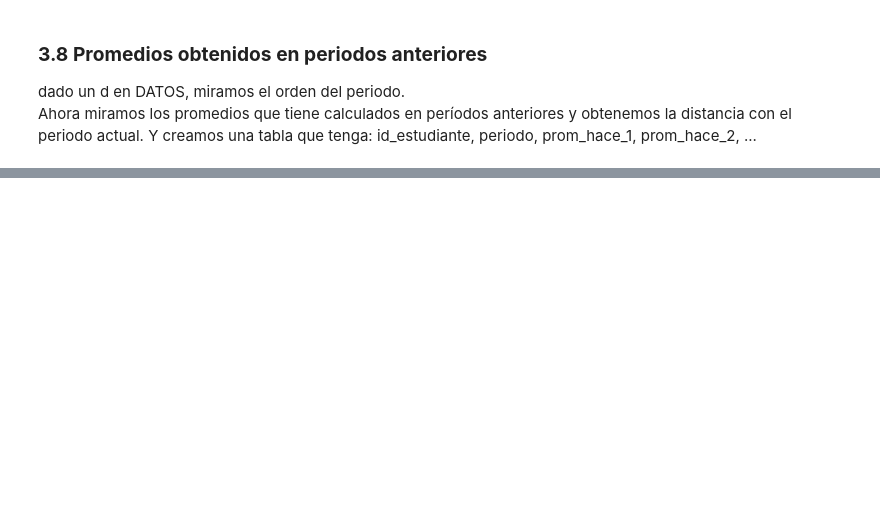
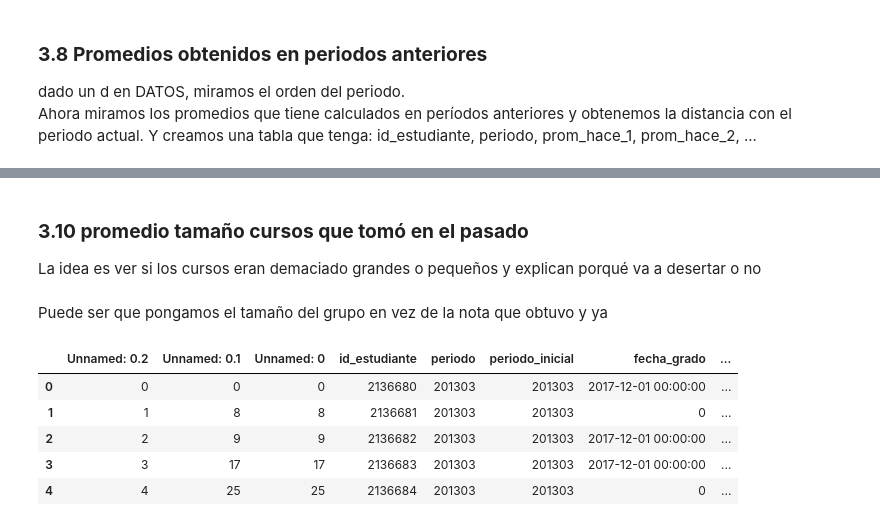
Before and after one commit to jaimereinoso2/UAOPiloto, a Jupyter notebook: detecta_desertores.ipynb, the cells around one changed output, grey strips where cells are left out. Drawn from its saved outputs; the diff is of its cells as text; code cells hidden in the pictures; blank space fills up the shorter version.

```diff
--- a/detecta_desertores.ipynb
+++ b/detecta_desertores.ipynb
@@ -758,2 +774,56 @@ DATOS = DATOS.fillna(-5)
 # %%
 DATOS.to_excel('DATOS3.xlsx')
+# %% [markdown]
+### **3.10 promedio tamaño cursos que tomó en el pasado**
+La idea es ver si los cursos eran demaciado grandes o pequeños y explican porqué va a desertar o no
+# %%
+import pandas as pd
+from sqlalchemy import create_engine
+
+usuario = 'uaopiloto'
+contraseña = 'ap'
+host = 'localhost'  # Por ejemplo, 'localhost'
+base_de_datos = 'UAOPiloto'
+
+# Crea una cadena de conexión
+cadena_conexion = f'mysql+mysqlconnector://{usuario}:{contraseña}@{host}/{base_de_datos}'
+# Crea una instancia del motor SQLAlchemy
+motor = create_engine(cadena_conexion)
+DATOS = pd.read_excel('DATOS3.xlsx')
+# %% [markdown]
+Puede ser que pongamos el tamaño del grupo en vez de la nota que obtuvo y ya
+# %%
+query = """
+    select es.id_estudiante, es.periodo, ea.cod_asig, p1.orden-p2.orden hace_cuanto, count(*) tam_grupo
+    from estudiantessemestre es
+    left join periodosregulares p1
+    on p1.periodo = es.periodo
+    left join estudianteasignatura ea
+    on es.id_estudiante = ea.id_estudiante
+    left join periodosregulares p2
+    on p2.periodo = ea.periodo
+    left join estudianteasignatura ea2
+    on ea2.periodo = ea.periodo
+    and ea2.cod_asig = ea.cod_asig
+    where p2.orden < p1.orden
+    group by es.id_estudiante, es.periodo, ea.cod_asig, p1.orden-p2.orden
+"""
+temp = pd.read_sql(query, con=motor)
+temp['hace_cuanto'] = temp['cod_asig'] + '_' + temp['hace_cuanto'].astype(str)
+temp = temp.drop('cod_asig', axis=1)
+temp = temp.pivot(index=['id_estudiante','periodo'], columns='hace_cuanto', values='tam_grupo').reset_index()
+temp = temp.fillna(-30)   # -30 significa que el estudiante NO TOMÓ DICHA ASIG
+temp = temp.add_prefix('vio_hace_tam_grupo_')
+temp = temp.rename(columns={'vio_hace_tam_grupo_id_estudiante':'id_estudiante', 'vio_hace_tam_grupo_periodo':'periodo'})
+
+
+DATOS = DATOS.merge(temp, on=['id_estudiante','periodo'], how='left' )
+DATOS = DATOS.fillna(-30)
+DATOS.head()
+# %% [output]
+|  | Unnamed: 0.2 | Unnamed: 0.1 | Unnamed: 0 | id_estudiante | periodo | periodo_inicial | fecha_grado | ... |
+| 0 | 0 | 0 | 0 | 2136680 | 201303 | 201303 | 2017-12-01 00:00:00 | ... |
+| 1 | 1 | 8 | 8 | 2136681 | 201303 | 201303 | 0 | ... |
+| 2 | 2 | 9 | 9 | 2136682 | 201303 | 201303 | 2017-12-01 00:00:00 | ... |
+| 3 | 3 | 17 | 17 | 2136683 | 201303 | 201303 | 2017-12-01 00:00:00 | ... |
+| 4 | 4 | 25 | 25 | 2136684 | 201303 | 201303 | 0 | ... |
```
Also changed, not shown: parts of 48 cells of this notebook, 7 other files.
